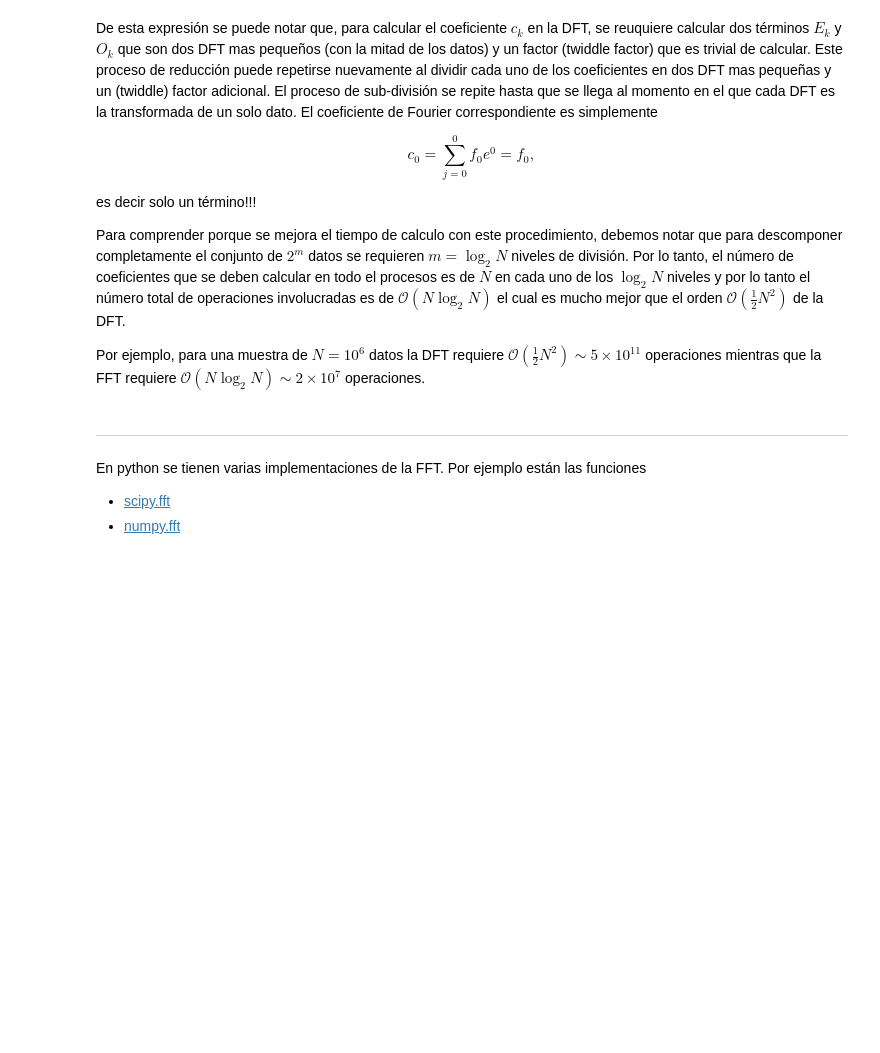
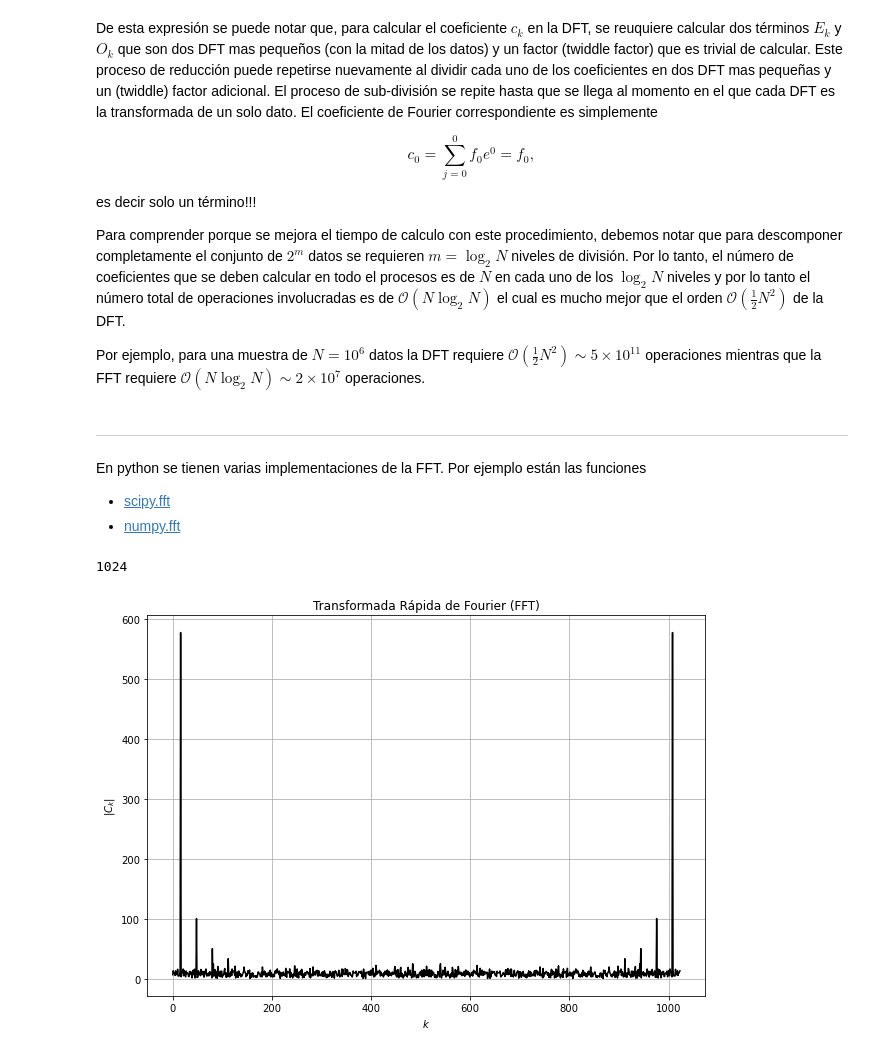
Before and after one commit to ashcat2005/ComputationalAstrophysics2022, a Jupyter notebook: 05. Transformada Fourier/01. Transformada de Fourier.ipynb, the cells around one changed output. Cells and saved outputs as stored; diff of their text form; code cells hidden in the pictures; blank space fills up the shorter version.

```diff
--- a/05. Transformada Fourier/01. Transformada de Fourier.ipynb
+++ b/05. Transformada Fourier/01. Transformada de Fourier.ipynb
@@ -275,3 +276,21 @@ En python se tienen varias implementaciones de la FFT. Por ejemplo están las fu
 
 - [scipy.fft](https://docs.scipy.org/doc/scipy/tutorial/fft.html)
 - [numpy.fft](https://numpy.org/doc/stable/reference/routines.fft.html)
+# %%
+from scipy.fft import fft
+
+C = fft(f_data)
+len(C)
+# %% [output]
+1024
+# %%
+plt.figure(figsize=(10,7))
+plt.plot(range(len(C)), abs(C), color='black')
+plt.title('')
+plt.xlabel(r'$k$')
+plt.ylabel(r'$\left| C_k \right|$')
+plt.title(r'Transformada Rápida de Fourier (FFT)')
+plt.grid()
+plt.show()
+# %% [output]
+[figure, added]
```
Also changed, not shown: parts of 9 cells of this notebook, 7 other files.
